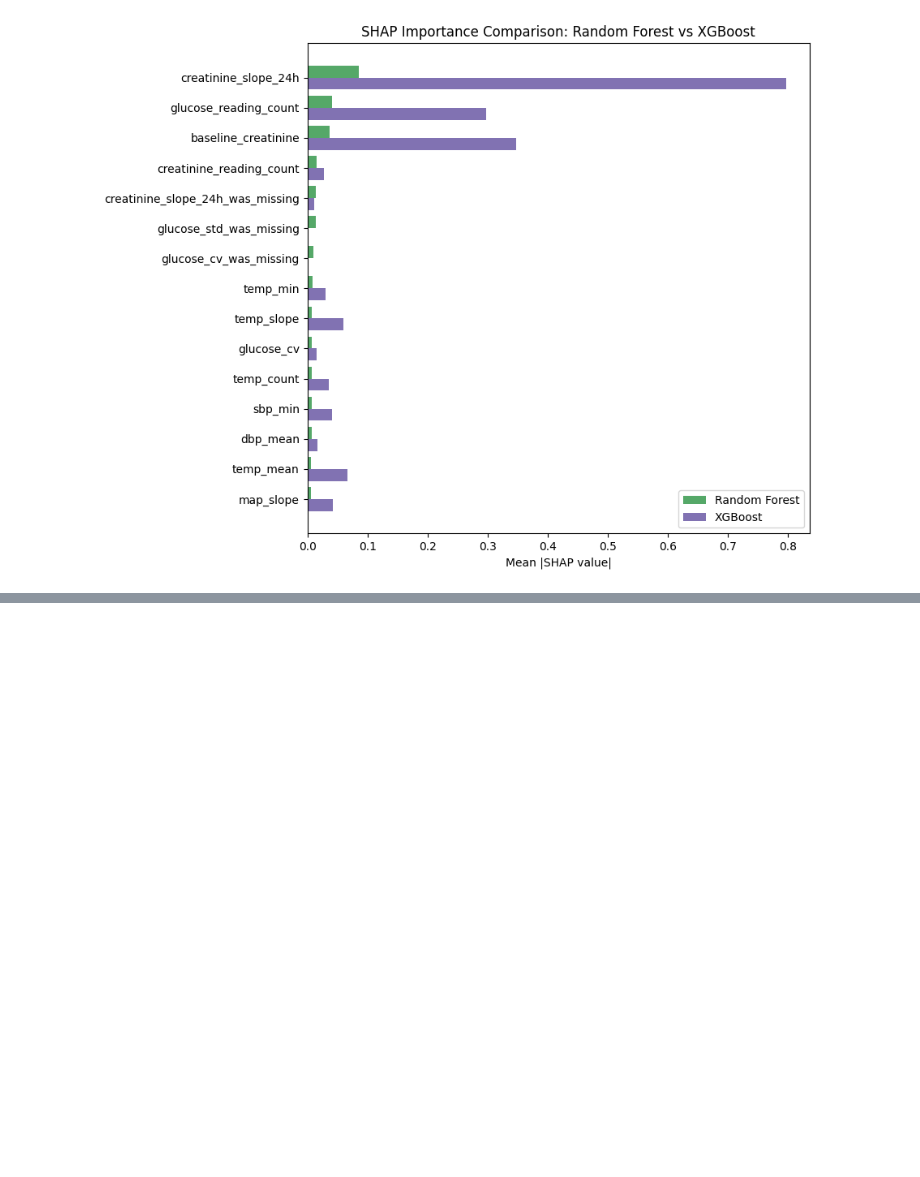
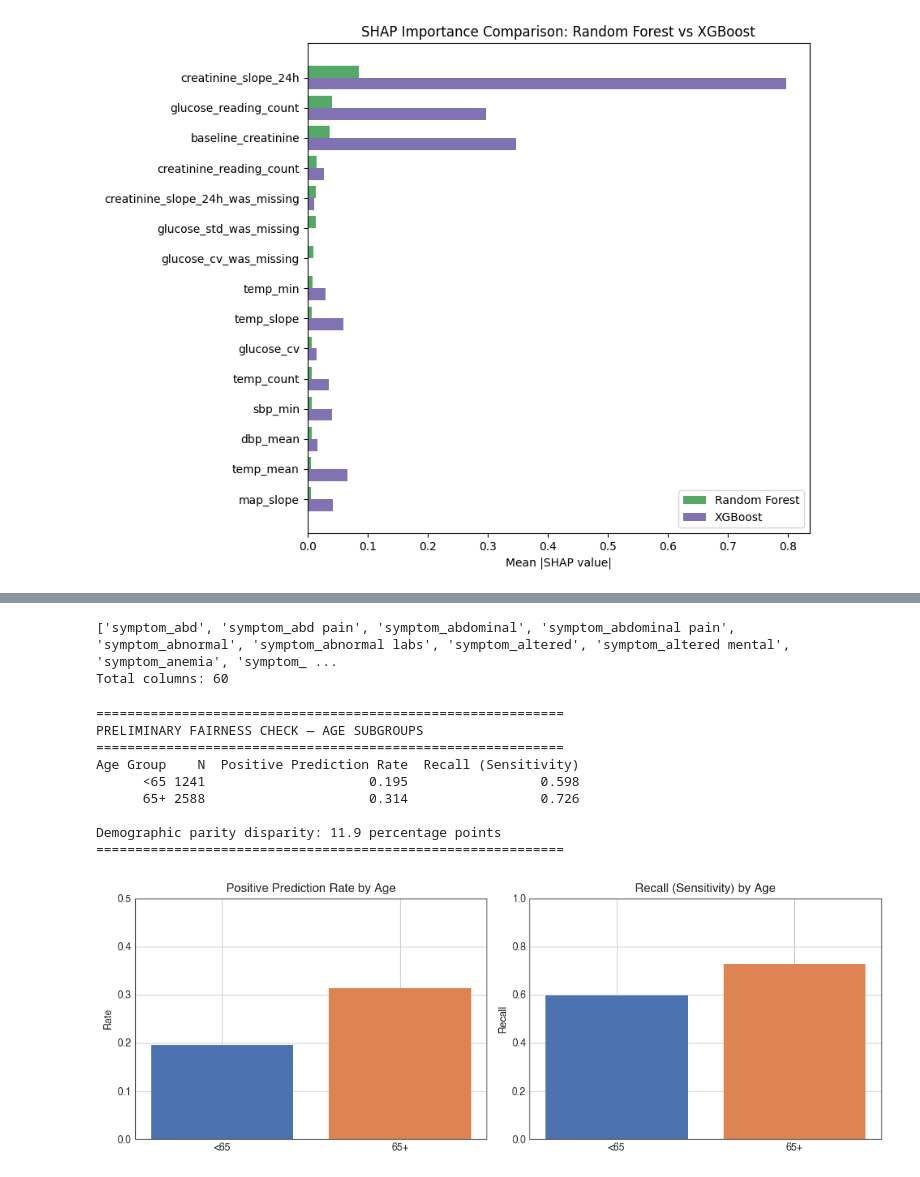
Before and after one commit to omiiii274/AKI-Prediction-in-Type-2-Diabetes-Patient-, a Jupyter notebook: notebooks/explore_data.ipynb, the cells around one changed output, grey strips where cells are left out. Saved outputs shown, nothing was run; the diff lists cells and outputs as text; code cells hidden in the pictures; blank space fills up the shorter version.

```diff
--- a/notebooks/explore_data.ipynb
+++ b/notebooks/explore_data.ipynb
@@ -1093,0 +1282,51 @@ plt.show()
+# %%
+import pandas as pd
+X = pd.read_parquet("../data/processed/symptom_model_features.parquet")
+print(list(X.columns))
+print(f"Total columns: {len(X.columns)}")
+# %% [output]
+['symptom_abd', 'symptom_abd pain', 'symptom_abdominal', 'symptom_abdominal pain', 'symptom_abnormal', 'symptom_abnormal labs', 'symptom_altered', 'symptom_altered mental', 'symptom_anemia', 'symptom_ ...
+Total columns: 60
+# %%
+import pandas as pd
+import matplotlib.pyplot as plt
+
+fairness_results = pd.DataFrame({
+    'Age Group': ['<65', '65+'],
+    'N': [1241, 2588],
+    'Positive Prediction Rate': [0.195, 0.314],
+    'Recall (Sensitivity)': [0.598, 0.726]
+})
+
+print("=" * 60)
+print("PRELIMINARY FAIRNESS CHECK — AGE SUBGROUPS")
+print("=" * 60)
+print(fairness_results.to_string(index=False))
+print(f"\nDemographic parity disparity: 11.9 percentage points")
+print("=" * 60)
+
+fig, axes = plt.subplots(1, 2, figsize=(11, 4))
+
+axes[0].bar(fairness_results['Age Group'], fairness_results['Positive Prediction Rate'], color=['#4C72B0', '#DD8452'])
+axes[0].set_title('Positive Prediction Rate by Age')
+axes[0].set_ylabel('Rate')
+axes[0].set_ylim(0, 0.5)
+
+axes[1].bar(fairness_results['Age Group'], fairness_results['Recall (Sensitivity)'], color=['#4C72B0', '#DD8452'])
+axes[1].set_title('Recall (Sensitivity) by Age')
+axes[1].set_ylabel('Recall')
+axes[1].set_ylim(0, 1)
+
+plt.tight_layout()
+plt.show()
+# %% [output]
+============================================================
+PRELIMINARY FAIRNESS CHECK — AGE SUBGROUPS
+============================================================
+Age Group    N  Positive Prediction Rate  Recall (Sensitivity)
+      <65 1241                     0.195                 0.598
+      65+ 2588                     0.314                 0.726
+
+Demographic parity disparity: 11.9 percentage points
+============================================================
+[figure, added]
```
Also changed, not shown: parts of 7 cells of this notebook, 12 other files.
